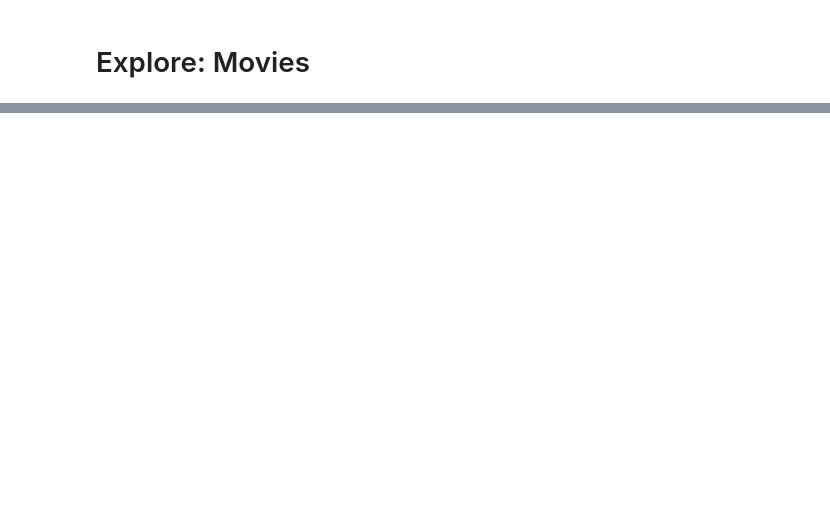
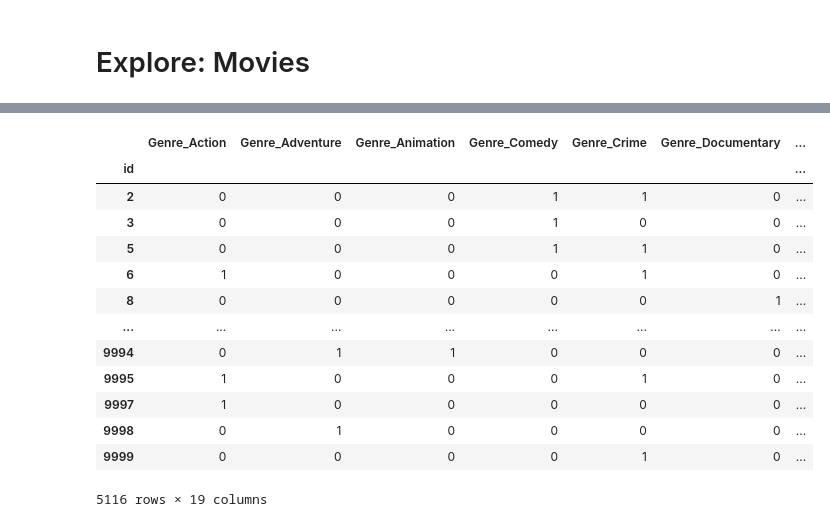
Before and after one commit to clstaudt/movie-poster-classifier, a Jupyter notebook: notebooks/explore-movies.ipynb, the cells around one changed output, grey strips where cells are left out. Cells and saved outputs as stored; diff of their text form; code cells hidden in the pictures; blank space fills up the shorter version.

```diff
--- a/notebooks/explore-movies.ipynb
+++ b/notebooks/explore-movies.ipynb
@@ -62,0 +101,17 @@ list(itertools.chain(movies["genre_names"]))
+# %%
+genre_labels
+# %% [output]
+|  | Genre_Action | Genre_Adventure | Genre_Animation | Genre_Comedy | Genre_Crime | Genre_Documentary | ... |
+| id |  |  |  |  |  |  | ... |
+| 2 | 0 | 0 | 0 | 1 | 1 | 0 | ... |
+| 3 | 0 | 0 | 0 | 1 | 0 | 0 | ... |
+| 5 | 0 | 0 | 0 | 1 | 1 | 0 | ... |
+| 6 | 1 | 0 | 0 | 0 | 1 | 0 | ... |
+| 8 | 0 | 0 | 0 | 0 | 0 | 1 | ... |
+| ... | ... | ... | ... | ... | ... | ... | ... |
+| 9994 | 0 | 1 | 1 | 0 | 0 | 0 | ... |
+| 9995 | 1 | 0 | 0 | 0 | 1 | 0 | ... |
+| 9997 | 1 | 0 | 0 | 0 | 0 | 0 | ... |
+| 9998 | 0 | 1 | 0 | 0 | 0 | 0 | ... |
+| 9999 | 0 | 0 | 0 | 0 | 1 | 0 | ... |
+5116 rows × 19 columns
```
Also changed, not shown: parts of 18 cells of this notebook, 6 other files.
